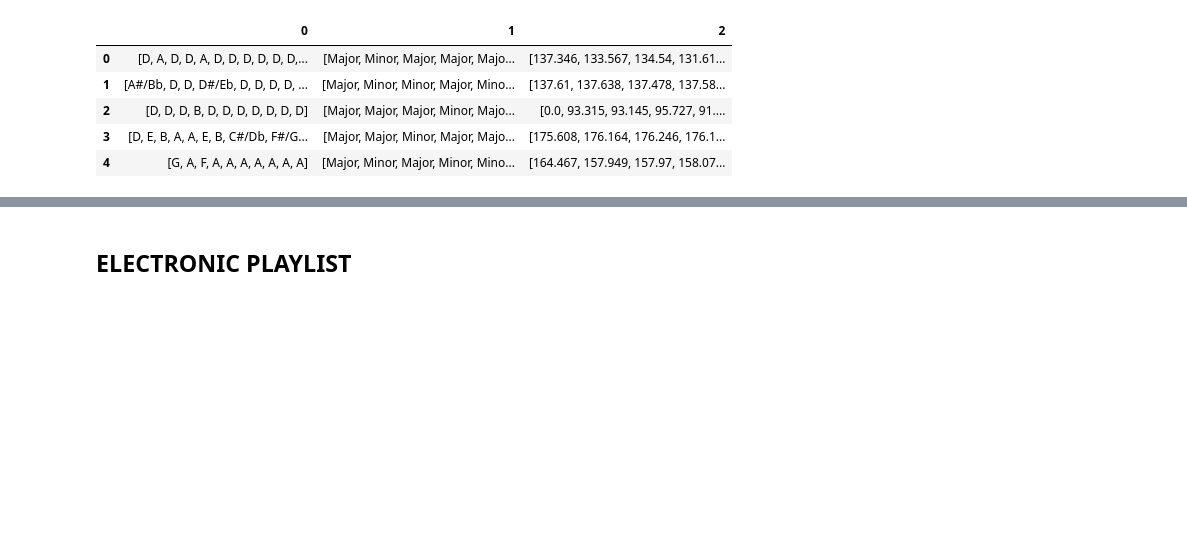
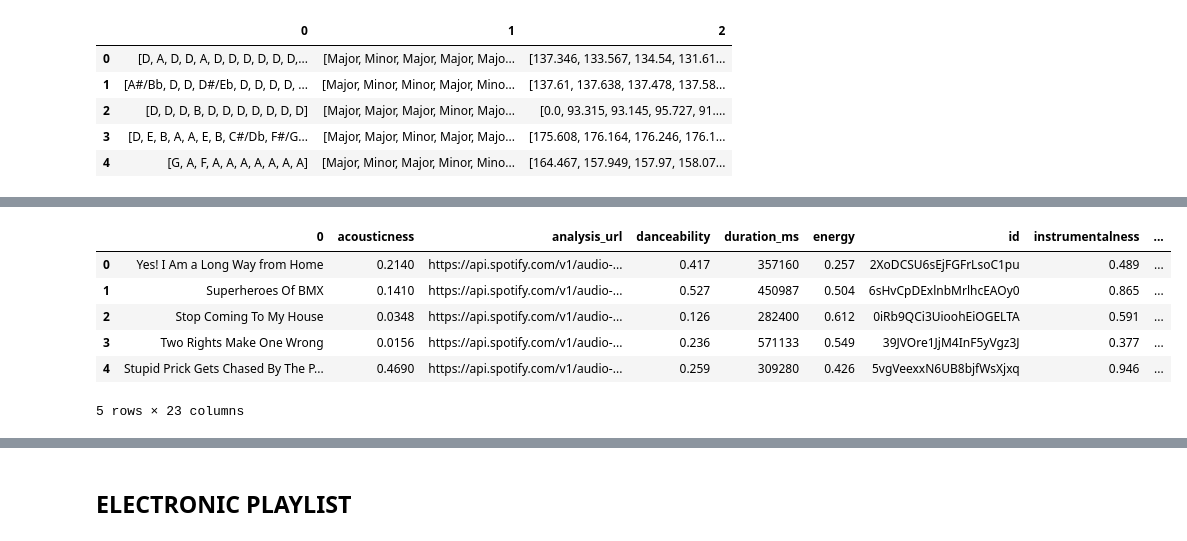
Before and after one commit to FinchMF/Classification_Models, a Jupyter notebook: spotify_api_calls.ipynb, the cells around one changed output, grey strips where cells are left out. Cells and saved outputs as stored; diff of their text form; code cells hidden in the pictures; blank space fills up the shorter version.

```diff
--- a/spotify_api_calls.ipynb
+++ b/spotify_api_calls.ipynb
@@ -1054,3 +1089,6 @@ post_section_df.head()
 | 2 | [D, D, D, B, D, D, D, D, D, D, D] | [Major, Major, Major, Minor, Majo... | [0.0, 93.315, 93.145, 95.727, 91.... |
 | 3 | [D, E, B, A, A, E, B, C#/Db, F#/G... | [Major, Major, Minor, Major, Majo... | [175.608, 176.164, 176.246, 176.1... |
 | 4 | [G, A, F, A, A, A, A, A, A, A] | [Major, Minor, Major, Minor, Mino... | [164.467, 157.949, 157.97, 158.07... |
+# %%
+post_section_df = post_section_df.rename({0:'Harmonic_Progression', 1:'Modal_Progression', 2:'Tempo_Progression'}, axis ='columns')
+post_section_df.head()
@@ -1056,0 +1102,14 @@ post_section_df.head()
+# %%
+new_post_df = pd.concat([post_titles, post_df, post_section_df], axis=1, sort=False)
+new_post_df['Harmonic_Progression'] = new_post_df['Harmonic_Progression'].apply(lambda x: l_to_s(x))
+new_post_df['Modal_Progression'] = new_post_df['Modal_Progression'].apply(lambda x: l_to_s(x))
+new_post_df['Tempo_Progression'] = new_post_df['Tempo_Progression'].apply(lambda x: l_to_int(x))
+new_post_df.head()
+# %% [output]
+|  | 0 | acousticness | analysis_url | danceability | duration_ms | energy | id | instrumentalness | ... |
+| 0 | Yes! I Am a Long Way from Home | 0.2140 | https://api.spotify.com/v1/audio-... | 0.417 | 357160 | 0.257 | 2XoDCSU6sEjFGFrLsoC1pu | 0.489 | ... |
+| 1 | Superheroes Of BMX | 0.1410 | https://api.spotify.com/v1/audio-... | 0.527 | 450987 | 0.504 | 6sHvCpDExlnbMrlhcEAOy0 | 0.865 | ... |
+| 2 | Stop Coming To My House | 0.0348 | https://api.spotify.com/v1/audio-... | 0.126 | 282400 | 0.612 | 0iRb9QCi3UioohEiOGELTA | 0.591 | ... |
+| 3 | Two Rights Make One Wrong | 0.0156 | https://api.spotify.com/v1/audio-... | 0.236 | 571133 | 0.549 | 39JVOre1JjM4InF5yVgz3J | 0.377 | ... |
+| 4 | Stupid Prick Gets Chased By The P... | 0.4690 | https://api.spotify.com/v1/audio-... | 0.259 | 309280 | 0.426 | 5vgVeexxN6UB8bjfWsXjxq | 0.946 | ... |
+5 rows × 23 columns
```
Also changed, not shown: parts of 19 cells of this notebook.
